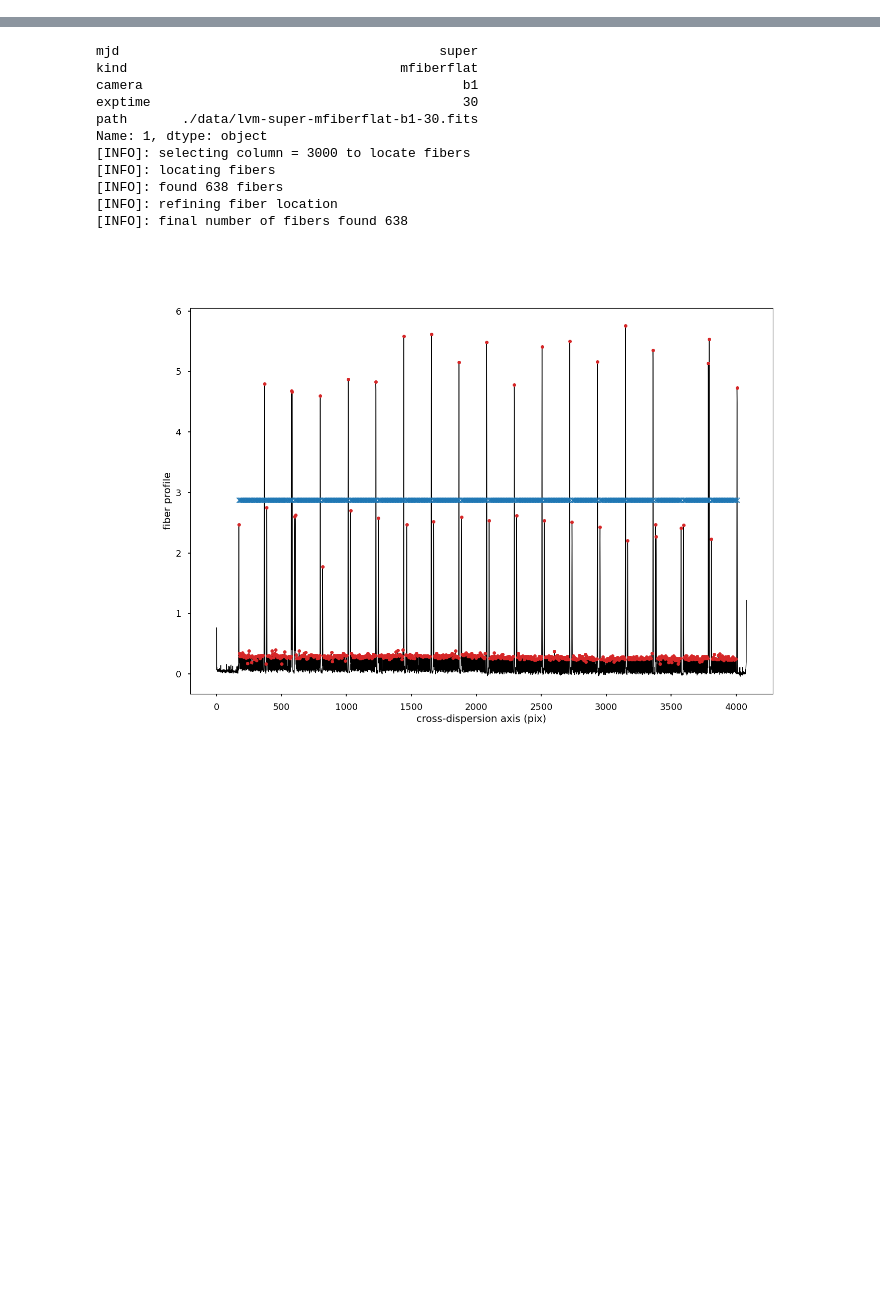
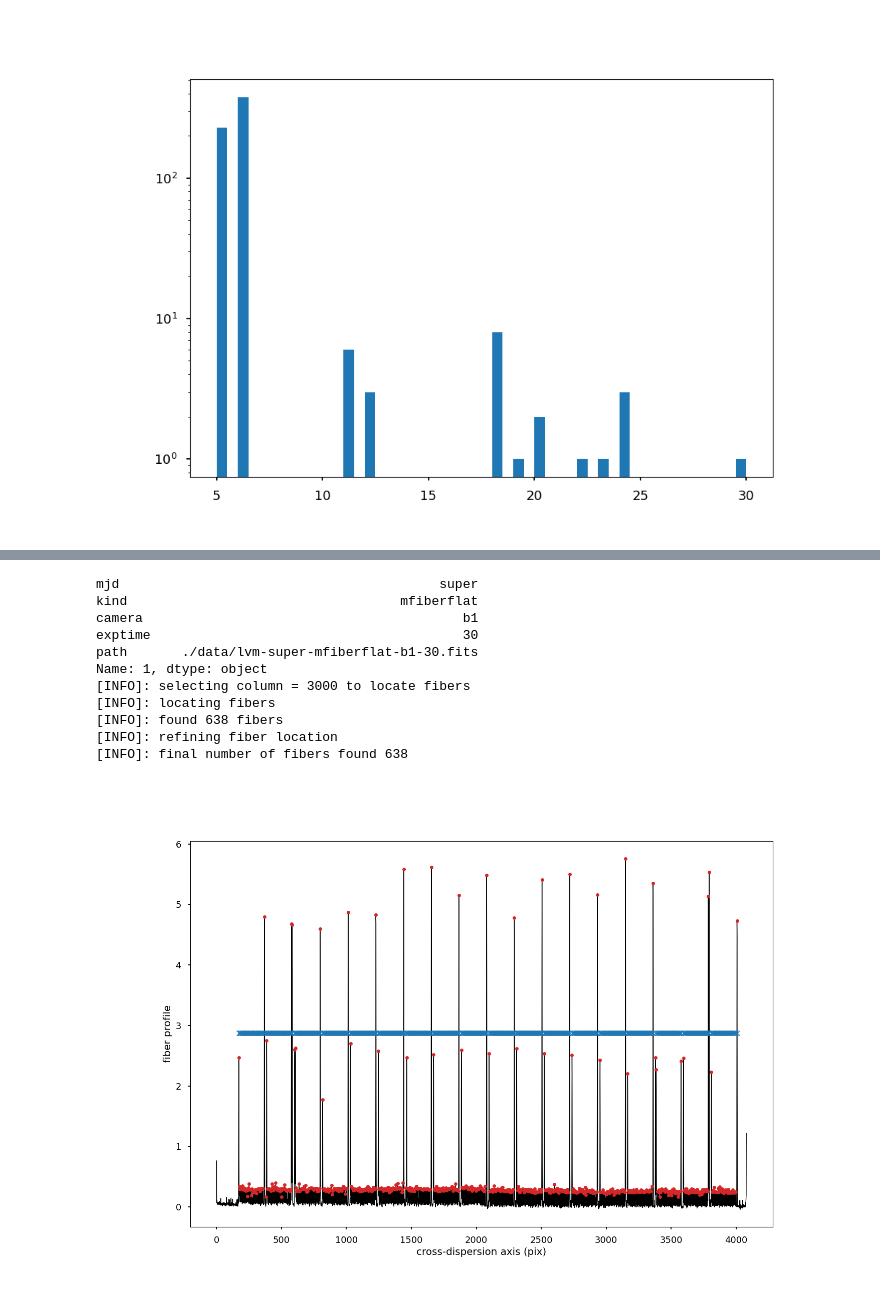
Before and after one commit to sdss/lvmdrp, a Jupyter notebook: examples/lco_com/traces.ipynb, the cells around one changed output, grey strips where cells are left out. Cells and saved outputs as stored; diff of their text form; code cells hidden in the pictures; blank space fills up the shorter version.

```diff
--- a/examples/lco_com/traces.ipynb
+++ b/examples/lco_com/traces.ipynb
@@ -35,0 +472,12 @@ out_calib_path = os.path.join(output_path, "lvm-{mjd}-{kind}-{camera}-{exptime}.
+# %%
+_, obs_fibers, _, _ = np.genfromtxt(output_peaks_path, skip_header=1, dtype=[int, int, float, bool], unpack=True)
+
+pixels = np.arange(4080)
+obs_profile = np.zeros_like(pixels)
+obs_profile[obs_fibers] = 1
+
+plt.figure()
+plt.hist(np.diff(obs_fibers), bins=50)
+plt.gca().set_yscale("log")
+# %% [output]
+[figure, added]
```
Also changed, not shown: parts of 12 cells of this notebook, 5 other files.
